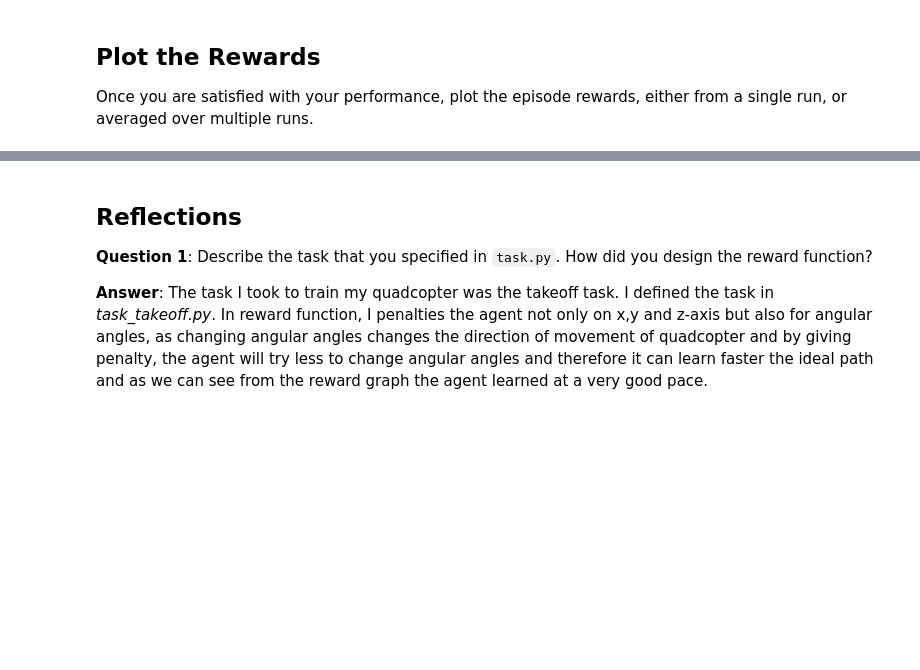
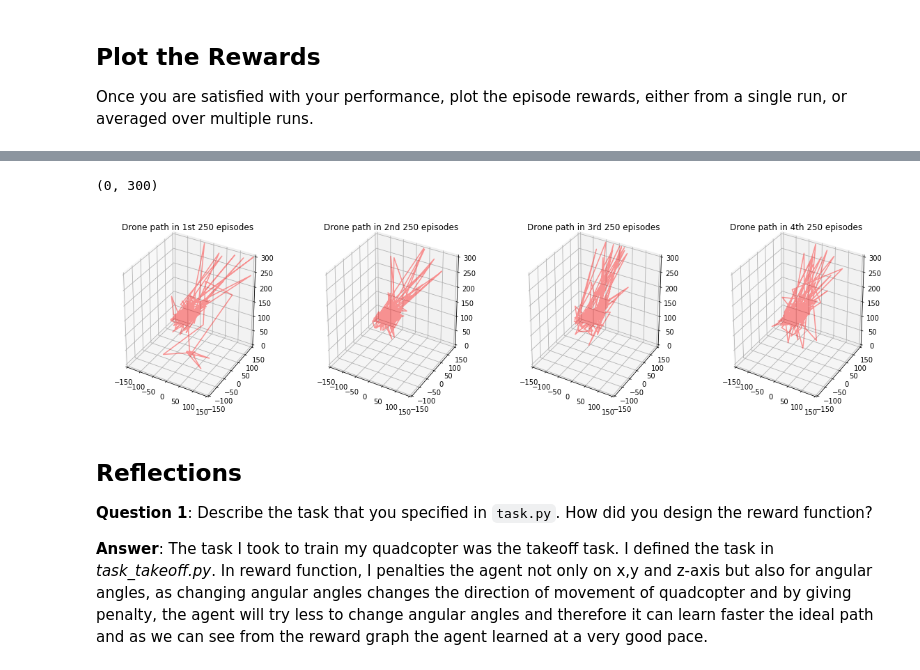
Before and after one commit to animeshseemendra/Autonomous-Quadcopter, a Jupyter notebook: Quadcopter_Project.ipynb, the cells around one changed output, grey strips where cells are left out. Cells and saved outputs as stored; diff of their text form; code cells hidden in the pictures; blank space fills up the shorter version.

```diff
--- a/Quadcopter_Project.ipynb
+++ b/Quadcopter_Project.ipynb
@@ -289,3 +282,53 @@ Episode = 1000, total_reward =  -3.625 (best =  -1.498))
+# %%
+import matplotlib as mpl
+from mpl_toolkits.mplot3d import Axes3D
+
+fig = plt.figure(figsize=(20,5))
+
+#1st 250 episodes
+ax1 = fig.add_subplot(1, 4, 1, projection='3d')
+x = results['x'][0:251]
+y = results['y'][0:251]
+z = results['z'][0:251]
+ax1.plot3D(x, y, z, alpha=0.4, color='red')
+ax1.set_title("Drone path in 1st 250 episodes")
+ax1.set_xlim([-150, 150])
+ax1.set_ylim([-150, 150])
+ax1.set_zlim([0, 300])
+
+ax1 = fig.add_subplot(1, 4, 2, projection='3d')
+x = results['x'][251:501]
+y = results['y'][251:501]
+z = results['z'][251:501]
+ax1.plot3D(x, y, z, alpha=0.4, color='red')
+ax1.set_title("Drone path in 2nd 250 episodes")
+ax1.set_xlim([-150, 150])
+ax1.set_ylim([-150, 150])
+ax1.set_zlim([0, 300])
+
+ax1 = fig.add_subplot(1, 4, 3, projection='3d')
+x = results['x'][501:751]
+y = results['y'][501:751]
+z = results['z'][501:751]
+ax1.plot3D(x, y, z, alpha=0.4, color='red')
+ax1.set_title("Drone path in 3rd 250 episodes")
+ax1.set_xlim([-150, 150])
+ax1.set_ylim([-150, 150])
+ax1.set_zlim([0, 300])
+
+
+ax1 = fig.add_subplot(1, 4, 4, projection='3d')
+x = results['x'][751:1001]
+y = results['y'][751:1001]
+z = results['z'][751:1001]
+ax1.plot3D(x, y, z, alpha=0.4, color='red')
+ax1.set_title("Drone path in 4th 250 episodes")
+ax1.set_xlim([-150, 150])
+ax1.set_ylim([-150, 150])
+ax1.set_zlim([0, 300])
+# %% [output]
+(0, 300)
+[figure, added]
 # %% [markdown]
 ## Reflections
 
```
Also changed, not shown: parts of 2 cells of this notebook, 2 other files.
